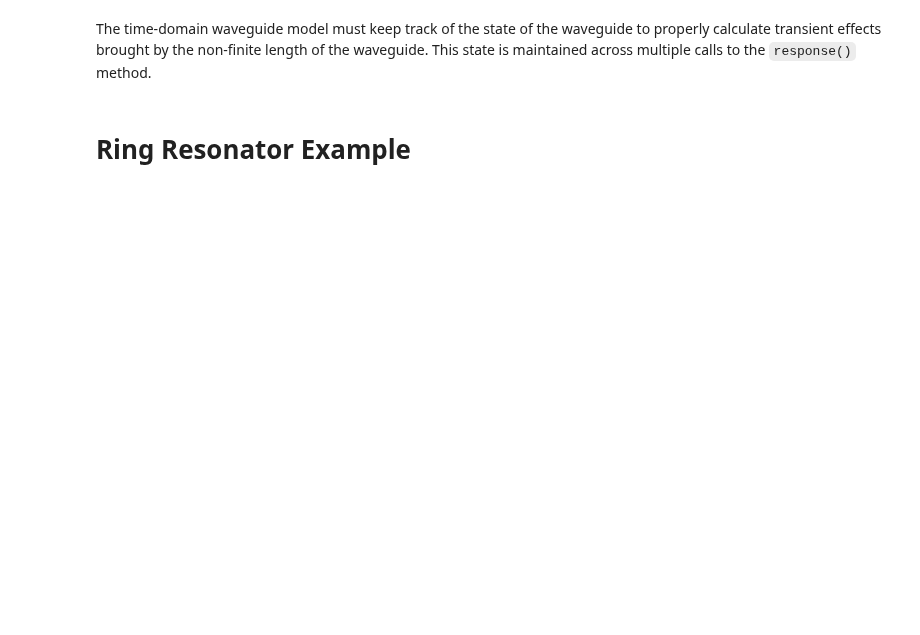
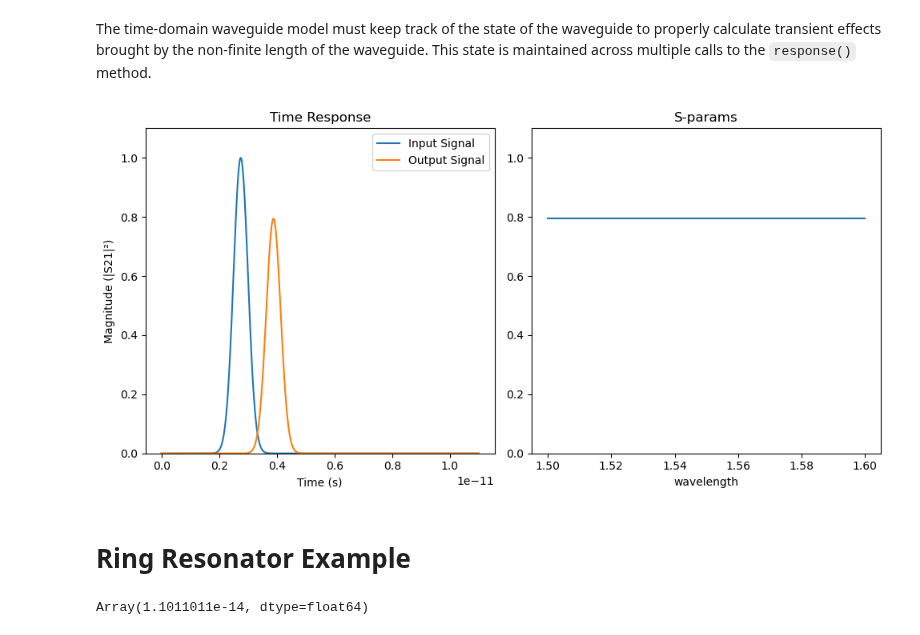
Before and after one commit to BYUCamachoLab/simphony, a Jupyter notebook: simphony/time_domain/examples/ideal.ipynb, the cells around one changed output. Saved outputs shown, nothing was run; the diff lists cells and outputs as text; code cells hidden in the pictures; blank space fills up the shorter version.

```diff
--- a/simphony/time_domain/examples/ideal.ipynb
+++ b/simphony/time_domain/examples/ideal.ipynb
@@ -131,2 +161,46 @@ The time-domain waveguide model must keep track of the state of the waveguide to
+# %%
+# Demonstrate the use of the waveguide response function
+from simphony.time_domain.utils import gaussian_pulse
+T = 11e-12
+N = 1000
+t = jnp.linspace(0, T, N)
+dt = t[1] - t[0]
+
+t0 = T/2
+std = 0.5e-12
+
+waveguide_td = td.waveguide(dt, wl0=wl0, neff=neff, ng=ng, length=length, loss=loss)
+
+
+input = jnp.zeros((2,N), dtype=complex)
+input = input.at[0, :].set(gaussian_pulse(t, t0 - 0.5*t0, std))
+input = input.at[1, :].set(0)
+
+output = waveguide_td.response(input)
+
+# Create subplots
+fig, axs = plt.subplots(1, 2, figsize=(10, 5))  # 4 rows, 2 columns
+
+# Plot input signals
+axs[0].plot(t, jnp.abs(input[0, :])**2, label=f'Input Signal')
+axs[0].plot(t, jnp.abs(output[0, :])**2, label=f'Output Signal')
+axs[0].set_title('Time Response')
+axs[0].set_xlabel('Time (s)')
+axs[0].set_ylabel('Intensity')
+axs[0].set_ylim(0.0, 1.1)
+axs[0].legend()
+
+# Plot output signals
+axs[1].plot(wl, jnp.abs(waveguide_sparams[:, 0, 1])**2)
+axs[1].set_title(f'S-params')
+axs[1].set_xlabel('wavelength')
+axs[0].set_ylabel('Magnitude (|S21|²)')
+axs[1].set_ylim(0.0, 1.1)
+
+# Adjust layout
+plt.tight_layout()
+plt.show()
+# %% [output]
+[figure, added]
 # %% [markdown]
 # Ring Resonator Example
@@ -134,0 +238,4 @@ The time-domain waveguide model must keep track of the state of the waveguide to
+# %%
+dt
+# %% [output]
+Array(1.1011011e-14, dtype=float64)
```
Also changed, not shown: parts of 7 cells of this notebook, 3 other files.
